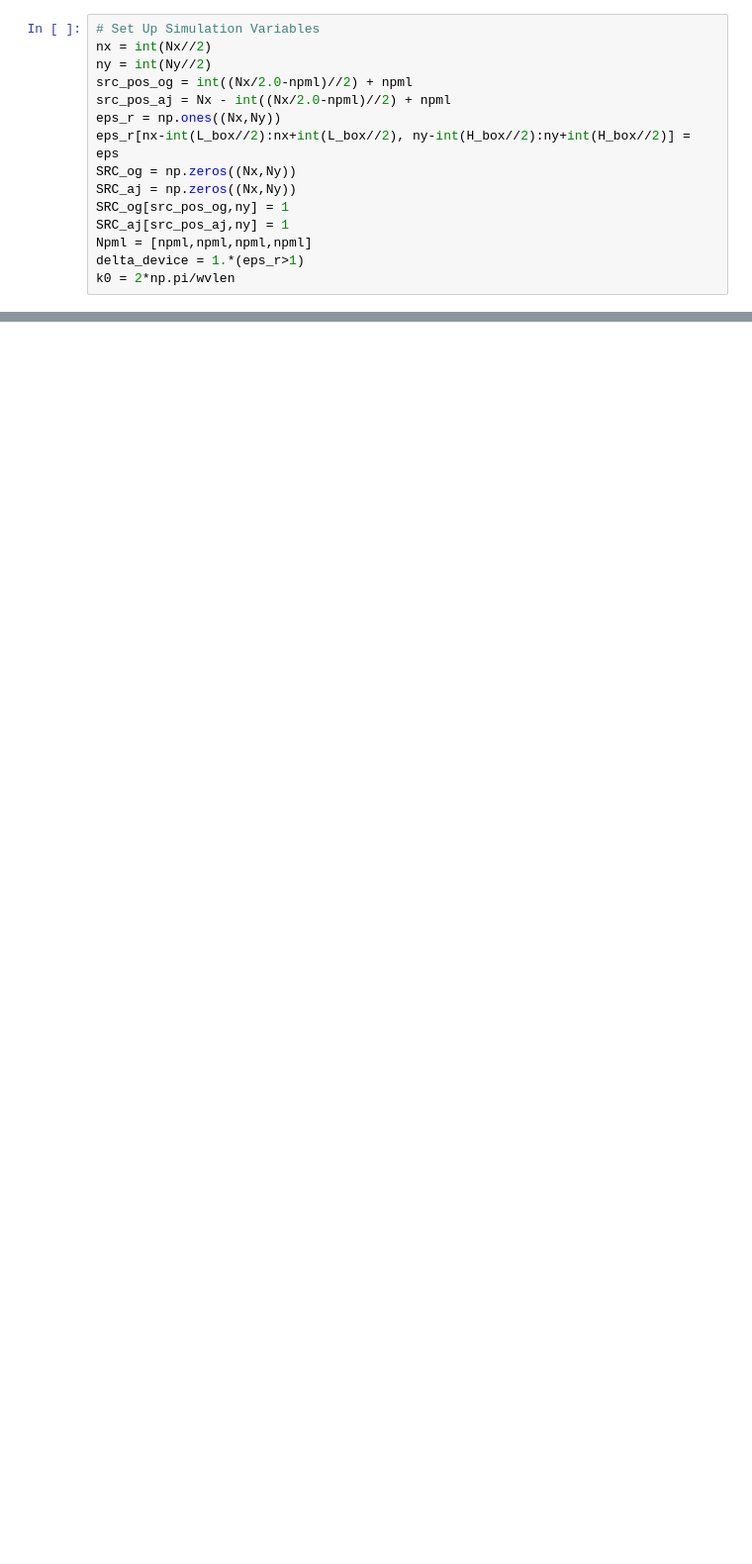
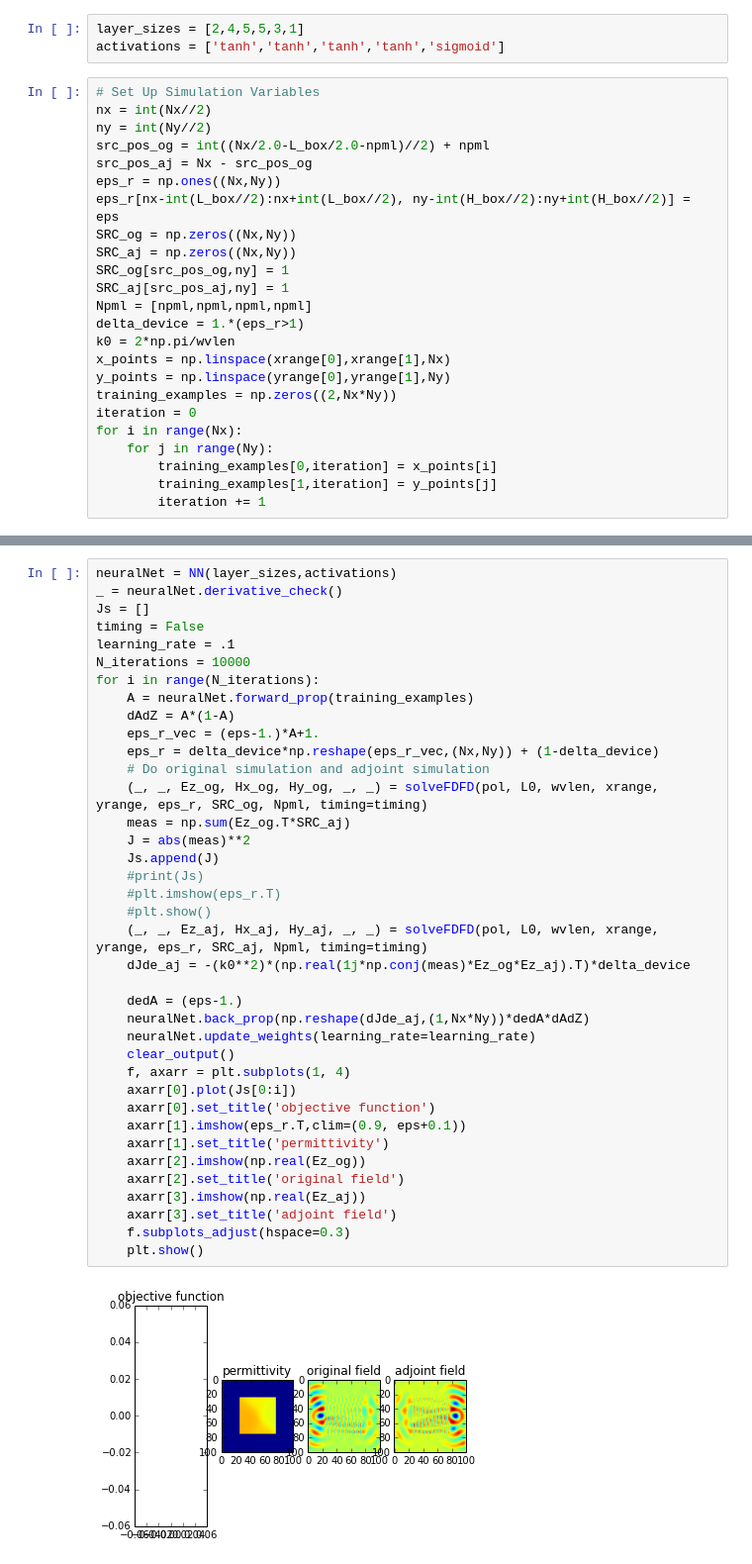
Before and after one commit to ishuihan/Neural_Network_Electromagnetics, a Jupyter notebook: main.ipynb, the cells around one changed output, grey strips where cells are left out. Shown at 99% size. Drawn from its saved outputs; the diff is of its cells as text; blank space fills up the shorter version.

```diff
--- a/main.ipynb
+++ b/main.ipynb
@@ -23,10 +25,13 @@ eps = 3
 npml = 10
+# %%
+layer_sizes = [2,4,5,5,3,1]
+activations = ['tanh','tanh','tanh','tanh','sigmoid']
 # %%
 # Set Up Simulation Variables
 nx = int(Nx//2)
 ny = int(Ny//2)
-src_pos_og = int((Nx/2.0-npml)//2) + npml
-src_pos_aj = Nx - int((Nx/2.0-npml)//2) + npml
+src_pos_og = int((Nx/2.0-L_box/2.0-npml)//2) + npml
+src_pos_aj = Nx - src_pos_og
 eps_r = np.ones((Nx,Ny))
 eps_r[nx-int(L_box//2):nx+int(L_box//2), ny-int(H_box//2):ny+int(H_box//2)] = eps
 SRC_og = np.zeros((Nx,Ny))
@@ -36,3 +41,12 @@ SRC_aj[src_pos_aj,ny] = 1
 Npml = [npml,npml,npml,npml]
 delta_device = 1.*(eps_r>1)
 k0 = 2*np.pi/wvlen
+x_points = np.linspace(xrange[0],xrange[1],Nx)
+y_points = np.linspace(yrange[0],yrange[1],Ny)
+training_examples = np.zeros((2,Nx*Ny))
+iteration = 0
+for i in range(Nx):
+    for j in range(Ny):
+        training_examples[0,iteration] = x_points[i]
+        training_examples[1,iteration] = y_points[j]
+        iteration += 1
@@ -66,0 +53,40 @@ plt.show()
+# %%
+neuralNet = NN(layer_sizes,activations)
+_ = neuralNet.derivative_check()
+Js = []
+timing = False
+learning_rate = .1
+N_iterations = 10000
+for i in range(N_iterations):
+    A = neuralNet.forward_prop(training_examples)
+    dAdZ = A*(1-A)
+    eps_r_vec = (eps-1.)*A+1.
+    eps_r = delta_device*np.reshape(eps_r_vec,(Nx,Ny)) + (1-delta_device)
+    # Do original simulation and adjoint simulation
+    (_, _, Ez_og, Hx_og, Hy_og, _, _) = solveFDFD(pol, L0, wvlen, xrange, yrange, eps_r, SRC_og, Npml, timing=timing)
+    meas = np.sum(Ez_og.T*SRC_aj)
+    J = abs(meas)**2
+    Js.append(J)
+    #print(Js)
+    #plt.imshow(eps_r.T)
+    #plt.show()
+    (_, _, Ez_aj, Hx_aj, Hy_aj, _, _) = solveFDFD(pol, L0, wvlen, xrange, yrange, eps_r, SRC_aj, Npml, timing=timing)
+    dJde_aj = -(k0**2)*(np.real(1j*np.conj(meas)*Ez_og*Ez_aj).T)*delta_device
+
+    dedA = (eps-1.)
+    neuralNet.back_prop(np.reshape(dJde_aj,(1,Nx*Ny))*dedA*dAdZ)
+    neuralNet.update_weights(learning_rate=learning_rate)
+    clear_output()
+    f, axarr = plt.subplots(1, 4)
+    axarr[0].plot(Js[0:i])
+    axarr[0].set_title('objective function')
+    axarr[1].imshow(eps_r.T,clim=(0.9, eps+0.1))
+    axarr[1].set_title('permittivity')
+    axarr[2].imshow(np.real(Ez_og))
+    axarr[2].set_title('original field')
+    axarr[3].imshow(np.real(Ez_aj))
+    axarr[3].set_title('adjoint field')
+    f.subplots_adjust(hspace=0.3)
+    plt.show()
+# %% [output]
+[figure, added]
```
Also changed, not shown: parts of 11 cells of this notebook, 1 other file.
